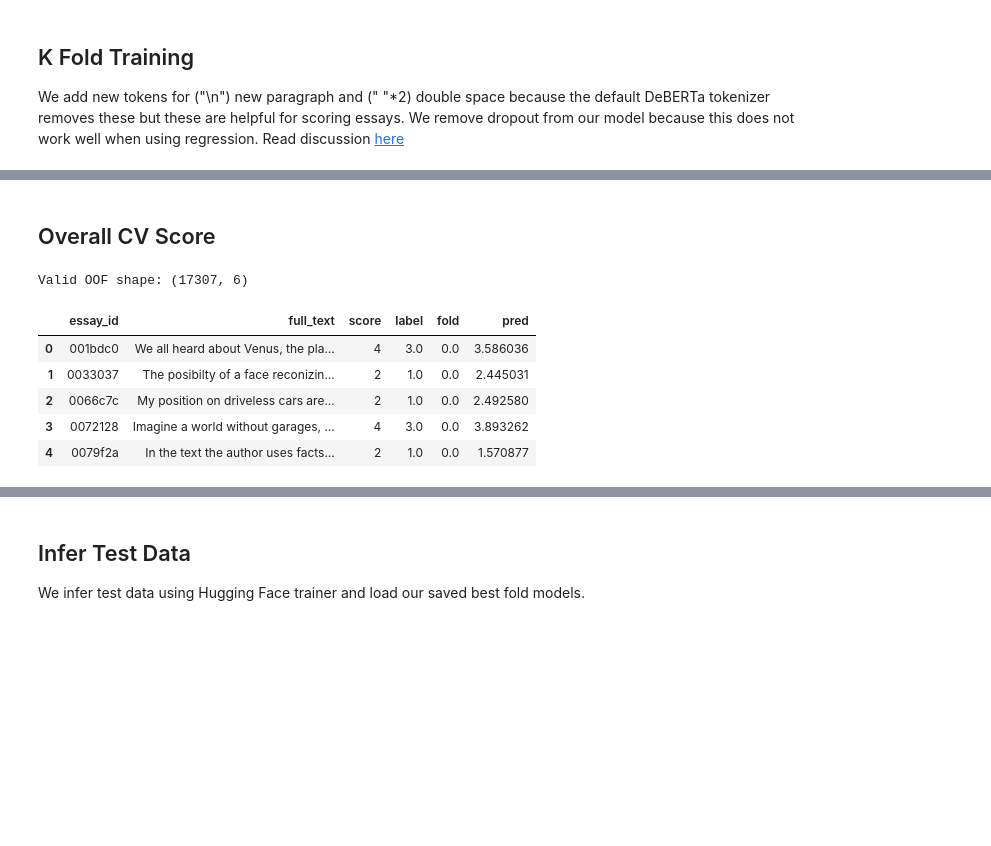
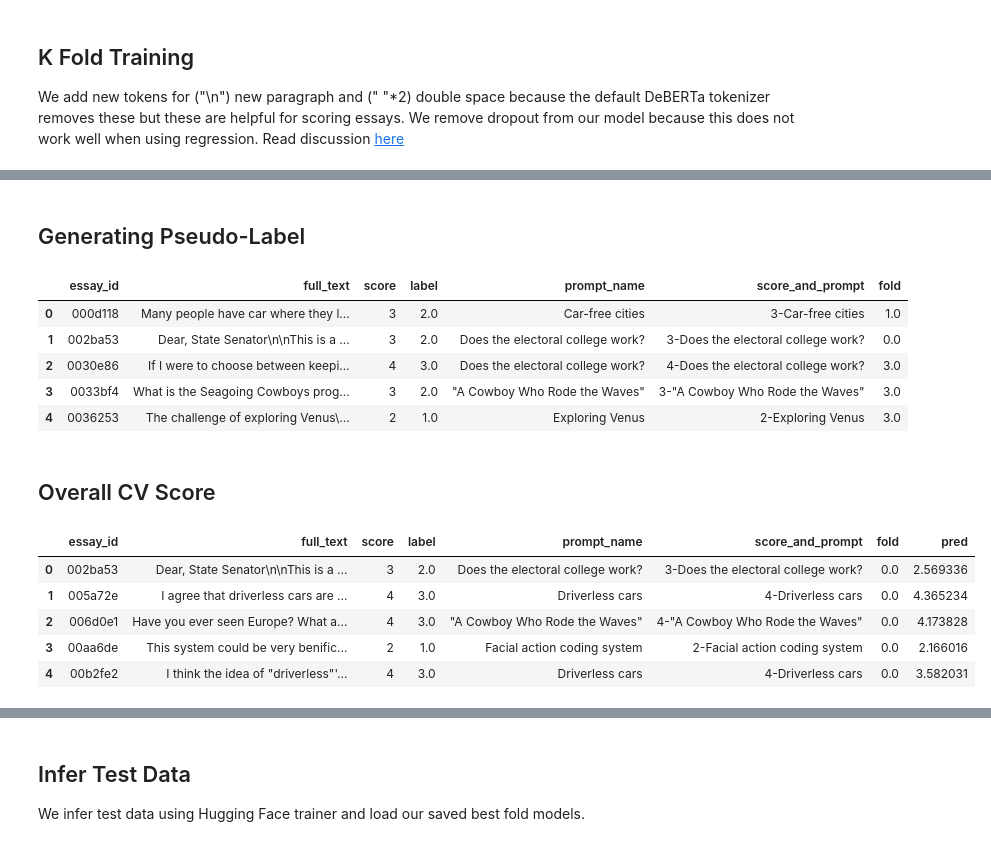
Before and after one commit to huiyuiui/AutomatedEssayScoring, a Jupyter notebook: DeBERTa-v3-s_starter.ipynb, the cells around one changed output, grey strips where cells are left out. Saved outputs shown, nothing was run; the diff lists cells and outputs as text; code cells hidden in the pictures; blank space fills up the shorter version.

```diff
--- a/DeBERTa-v3-s_starter.ipynb
+++ b/DeBERTa-v3-s_starter.ipynb
@@ -184,6 +250,26 @@ training_args = TrainingArguments(
     optim='adamw_torch',
     logging_first_step=True,
 )
+# %%
+training_args_phase2 = TrainingArguments(
+    output_dir=f'output_v{VER}_phase2',
+    fp16=True,
+    learning_rate=CFG.lr_phase2,
+    per_device_train_batch_size=CFG.train_batch_size,
+    per_device_eval_batch_size=CFG.eval_batch_size,
+    num_train_epochs=CFG.train_phase2_epochs,
+    weight_decay=CFG.weight_decay,
+    evaluation_strategy='epoch',
+    metric_for_best_model='qwk',
+    save_strategy='epoch',
+    save_total_limit=1,
+    load_best_model_at_end=True,
+    report_to='none',
+    warmup_ratio=CFG.warmup_ratio,
+    lr_scheduler_type='linear', # "cosine" or "linear" or "constant"
+    optim='adamw_torch',
+    logging_first_step=True,
+)
 # %% [markdown]
 ## K Fold Training
 We add new tokens for ("\n") new paragraph and (" "*2) double space because the default DeBERTa tokenizer removes these but these are helpful for scoring essays. We remove dropout from our model because this does not work well when using regression. Read discussion [here][1]
@@ -270,0 +423,2 @@ if COMPUTE_CV:
+# %% [markdown]
+## Generating Pseudo-Label
@@ -271,22 +479,44 @@ if COMPUTE_CV:
+# %%
+persuade_data.head()
+# %% [output]
+|  | essay_id | full_text | score | label | prompt_name | score_and_prompt | fold |
+| 0 | 000d118 | Many people have car where they l... | 3 | 2.0 | Car-free cities | 3-Car-free cities | 1.0 |
+| 1 | 002ba53 | Dear, State Senator\n\nThis is a ... | 3 | 2.0 | Does the electoral college work? | 3-Does the electoral college work? | 0.0 |
+| 2 | 0030e86 | If I were to choose between keepi... | 4 | 3.0 | Does the electoral college work? | 4-Does the electoral college work? | 3.0 |
+| 3 | 0033bf4 | What is the Seagoing Cowboys prog... | 3 | 2.0 | "A Cowboy Who Rode the Waves" | 3-"A Cowboy Who Rode the Waves" | 3.0 |
+| 4 | 0036253 | The challenge of exploring Venus\... | 2 | 1.0 | Exploring Venus | 2-Exploring Venus | 3.0 |
 # %% [markdown]
 ## Overall CV Score
-# %%
-if COMPUTE_CV:
-    dfs = []
-    for k in range(CFG.n_splits):
-        dfs.append( pd.read_csv(f'valid_df_fold_{k}_v{VER}.csv') )
-        os.system(f'rm valid_df_fold_{k}_v{VER}.csv')
-    dfs = pd.concat(dfs)
-    dfs.to_csv(f'valid_df_v{VER}.csv',index=False)
-    print('Valid OOF shape:', dfs.shape )
-    display( dfs.head() )
-# %% [output]
-Valid OOF shape: (17307, 6)
-|  | essay_id | full_text | score | label | fold | pred |
-| 0 | 001bdc0 | We all heard about Venus, the pla... | 4 | 3.0 | 0.0 | 3.586036 |
-| 1 | 0033037 | The posibilty of a face reconizin... | 2 | 1.0 | 0.0 | 2.445031 |
-| 2 | 0066c7c | My position on driveless cars are... | 2 | 1.0 | 0.0 | 2.492580 |
-| 3 | 0072128 | Imagine a world without garages, ... | 4 | 3.0 | 0.0 | 3.893262 |
-| 4 | 0079f2a | In the text the author uses facts... | 2 | 1.0 | 0.0 | 1.570877 |
+# %%
+if COMPUTE_CV:
+    # Initialize a list to store all folds' results
+    all_folds = []
+
+    # Read Phase 1 predictions
+    for fold in range(CFG.n_splits):
+        phase1_path = f'phase1_valid_df_fold_{fold}_v{VER}.csv'
+        phase1_df = pd.read_csv(phase1_path)
+        all_folds.append(phase1_df)
+
+    # Read Phase 2 predictions
+    for fold in range(CFG.n_splits):
+        phase2_path = f'phase2_valid_df_fold_{fold}_v{VER}.csv'
+        phase2_df = pd.read_csv(phase2_path)
+        all_folds.append(phase2_df)
+
+    # Concatenate all folds
+    overall_df = pd.concat(all_folds, axis=0).reset_index(drop=True)
+
+    # Save the overall predictions to a CSV file (optional)
+    overall_df.to_csv(f'overall_valid_df_v{VER}.csv', index=False)
+# %%
+overall_df.head()
+# %% [output]
+|  | essay_id | full_text | score | label | prompt_name | score_and_prompt | fold | pred |
+| 0 | 002ba53 | Dear, State Senator\n\nThis is a ... | 3 | 2.0 | Does the electoral college work? | 3-Does the electoral college work? | 0.0 | 2.569336 |
+| 1 | 005a72e | I agree that driverless cars are ... | 4 | 3.0 | Driverless cars | 4-Driverless cars | 0.0 | 4.365234 |
+| 2 | 006d0e1 | Have you ever seen Europe? What a... | 4 | 3.0 | "A Cowboy Who Rode the Waves" | 4-"A Cowboy Who Rode the Waves" | 0.0 | 4.173828 |
+| 3 | 00aa6de | This system could be very benific... | 2 | 1.0 | Facial action coding system | 2-Facial action coding system | 0.0 | 2.166016 |
+| 4 | 00b2fe2 | I think the idea of "driverless"'... | 4 | 3.0 | Driverless cars | 4-Driverless cars | 0.0 | 3.582031 |
 # %%
 if COMPUTE_CV:
```
Also changed, not shown: parts of 31 cells of this notebook, 2 other files.
